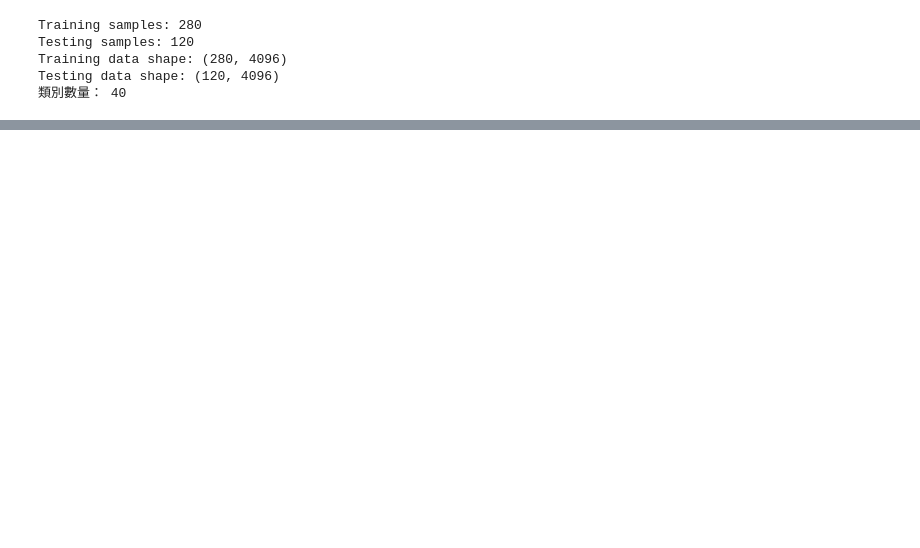
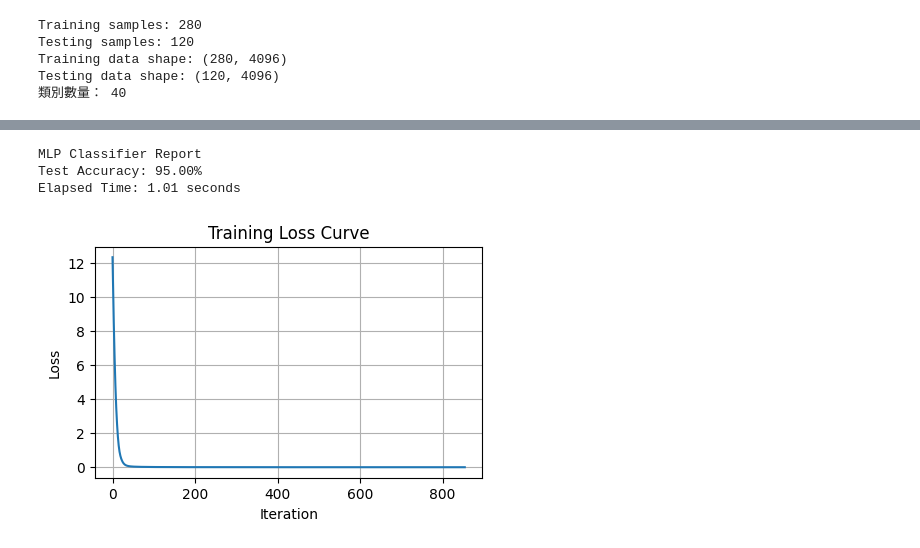
Before and after one commit to TZU-CHI1115/ML711333104, a Jupyter notebook: HW3_1.ipynb, the cells around one changed output, grey strips where cells are left out. Cells and saved outputs as stored; diff of their text form; code cells hidden in the pictures; blank space fills up the shorter version.

```diff
--- a/HW3_1.ipynb
+++ b/HW3_1.ipynb
@@ -109,4 +270,2 @@ Testing Accuracy : 95.83%
 # %%
-from HW3_common_utils import apply_pca
-
-X_train_pca, X_test_pca, pca = apply_pca(X_train, X_test, variance_ratio=0.8)
+X_train_pca, X_test_pca, pca = apply_pca(X_train_scaled, X_test_scaled, variance_ratio=0.8)
@@ -158,0 +398,16 @@ LogisticRegression(C=0.1, max_iter=1000000, tol=1e-06)
+# %%
+result = run_mlp_classifier(
+    X_train_pca, X_test_pca, y_train, y_test,
+    hidden_layers=(130,),
+    activation='relu',
+    solver='adam',
+    print_report=True,
+    random_state=42
+)
+
+plot_mlp_loss_curve(result['model'])
+# %% [output]
+MLP Classifier Report
+Test Accuracy: 95.00%
+Elapsed Time: 1.01 seconds
+[figure, added]
```
Also changed, not shown: parts of 46 cells of this notebook, 2 other files.
